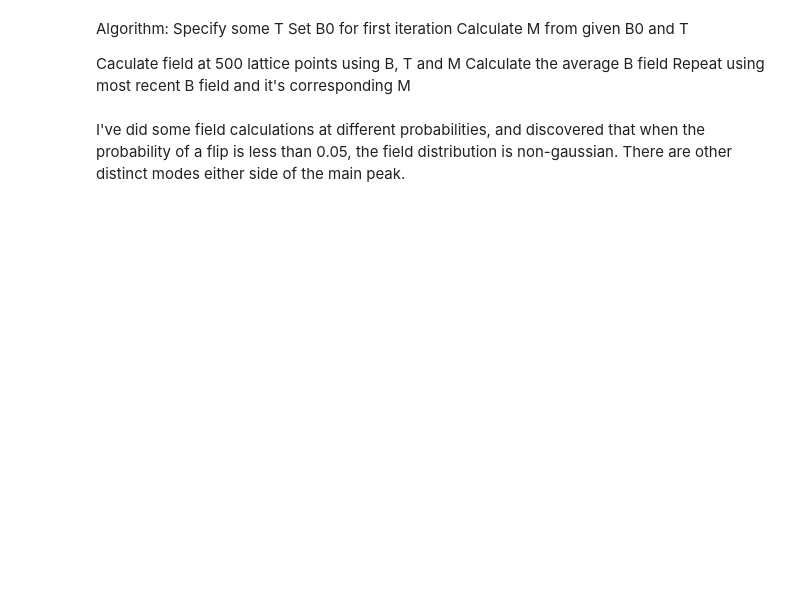
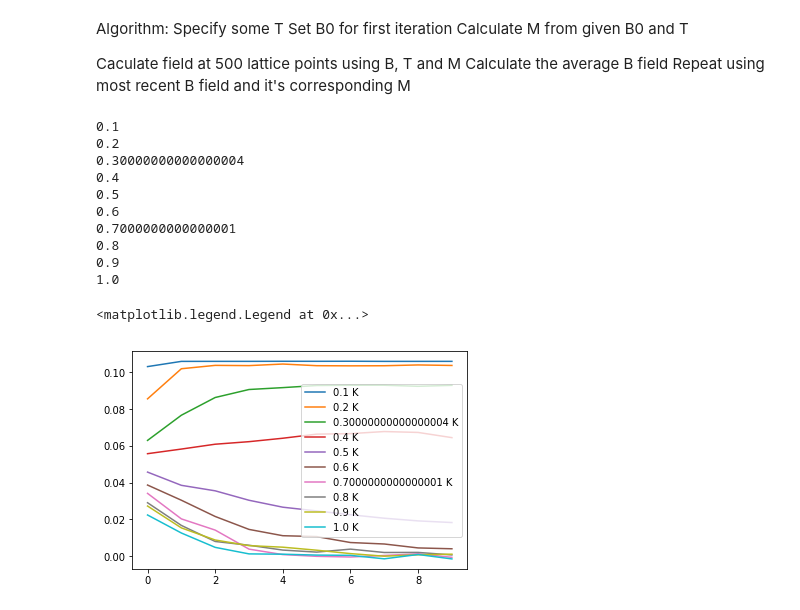
Before and after one commit to mattberrington/dipolesums, a Jupyter notebook: MonteCarlo.ipynb, the cells around one changed output. Saved outputs shown, nothing was run; the diff lists cells and outputs as text; code cells hidden in the pictures; blank space fills up the shorter version.

```diff
--- a/MonteCarlo.ipynb
+++ b/MonteCarlo.ipynb
@@ -36,21 +36,8 @@ Bx_each_ion = factor*((3*(muz*rz)*rx)/(rtot**5))
 By_each_ion = factor*((3*(muz*rz)*ry)/(rtot**5))
 Bz_each_ion = factor*(-(muz/rtot**3) + (3*(muz*rz)*rz)/(rtot**5))
 
-def probabilty_flipped(T,Bx,By,Bz):
-    boltzmann = 20.8368 #GHz/Kelvin
-    p1 = np.exp(-spinh.groundsplitting(M_gnd,Bx,By,Bz)/(boltzmann*T))
-    p2 = np.exp(-0)
-    propability_flipping = p1/(p1+p2)
-    return propability_flipping
 
-def field(Bxs,Bys,Bzs,vertices,T,Bx_applied,By_applied,Bz_applied):
-    bias = -probabilty_flipped(T,Bx_applied,By_applied,Bz_applied)
-    randoms_orientations = np.sign(np.random.rand(len(vertices))+bias)
-#     M = rho*np.array([mux,muy,muz])*(1-2*probabilty_flipped(T,*B))
-    Bx = np.sum(Bxs*randoms_orientations) + Bx_applied
-    By = np.sum(Bys*randoms_orientations) + By_applied
-    Bz = np.sum(Bzs*randoms_orientations) + Bz_applied
-    return (Bx, By, Bz)
+
 
 import numpy as np
 import spinh
@@ -88,21 +170,34 @@ Repeat using most recent B field and it's corresponding M
 # %%
 rho = 2/(np.dot(np.cross(ErCl3.a,ErCl3.b),ErCl3.c))/((10**(-10))**3)
 
-for T in np.linspace(0.05,1,21):
+for T in np.linspace(0.1,1,10):
     t = time.time()
     B = [0,0,0.05]
     M = rho*np.array([mux,muy,muz])*(1-2*probabilty_flipped(T,*B))
     B_list = []
     M_list = []
-    for i in range(100):
+    for i in range(10):
         Bcavity = mu0*M/3
         field_list = []
-        for j in range(20000):
-            field_list.append(field(Bx_each_ion,By_each_ion,Bz_each_ion,vertices,T,*B) + Bcavity)
+        for j in range(2000):
+            field_list.append(spinh.field(M_gnd,Bx_each_ion,By_each_ion,Bz_each_ion,vertices,T,*B) + Bcavity-B)
         B = np.mean(field_list,axis=0)
         M = rho*np.array([mux,muy,muz])*(1-2*probabilty_flipped(T,*B))
         B_list.append(B[2])
         M_list.append(M[2])
-    print(T,np.mean(B_list[-20:]),np.std(B_list[-20:]))
+    print(T)
     plt.plot(B_list[:],label=str(T)+' K')
 plt.legend()
+# %% [output]
+0.1
+0.2
+0.30000000000000004
+0.4
+0.5
+0.6
+0.7000000000000001
+0.8
+0.9
+1.0
+<matplotlib.legend.Legend at 0x...>
+[figure, added]
@@ -127,2 +203,0 @@ def plot_fields(distributions):
-# %% [markdown]
-I've did some field calculations at different probabilities, and discovered that when the probability of a flip is less than 0.05, the field distribution is non-gaussian. There are other distinct modes either side of the main peak.
```
Also changed, not shown: parts of 11 cells of this notebook, 1 other file.
